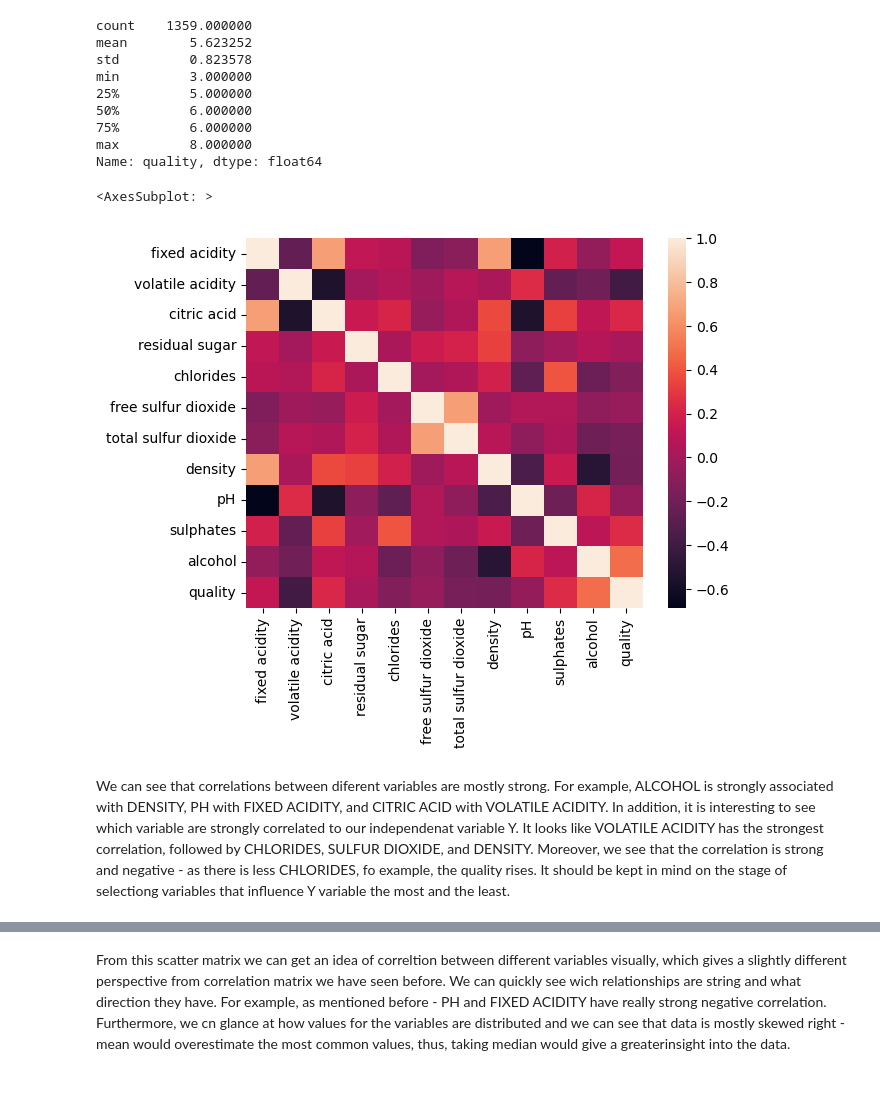
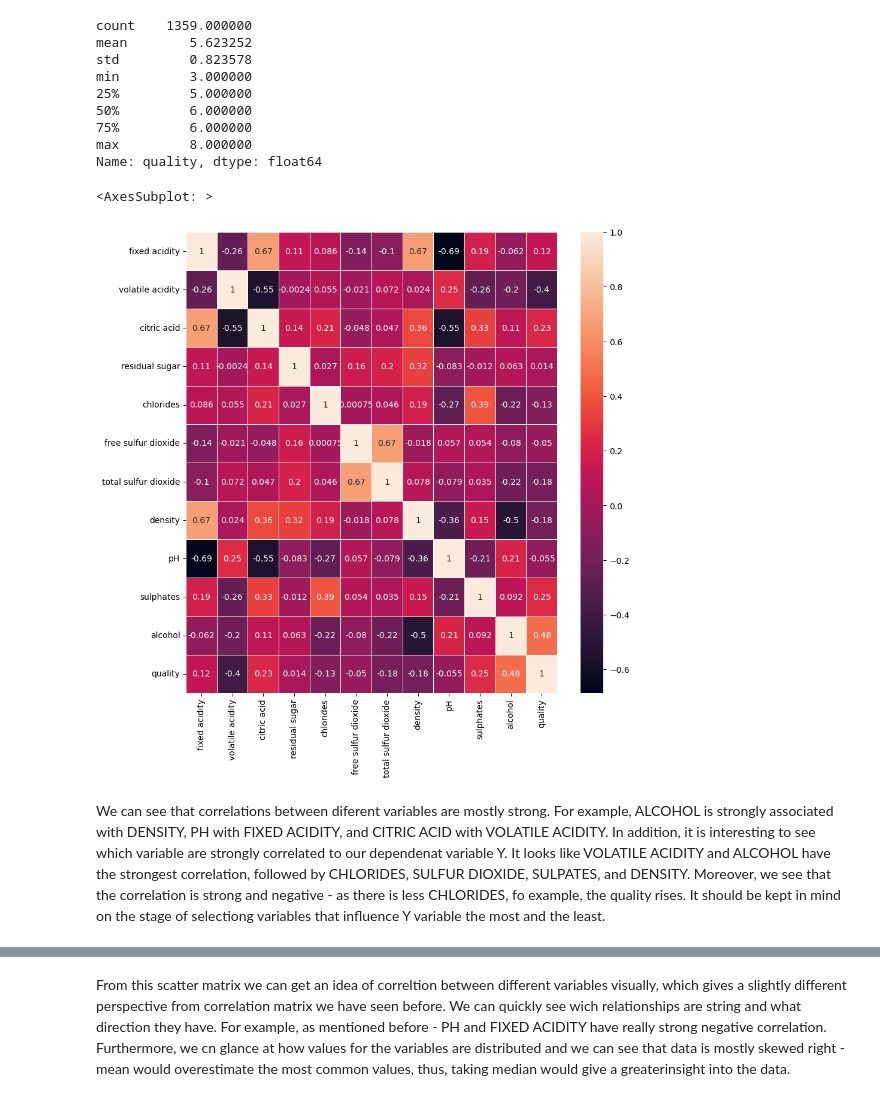
Before and after one commit to pvulya1/predicting_wine_quality, a Jupyter notebook: wine_eda.ipynb, the cells around one changed output, grey strips where cells are left out. Drawn from its saved outputs; the diff is of its cells as text; code cells hidden in the pictures.

```diff
--- a/wine_eda.ipynb
+++ b/wine_eda.ipynb
@@ -64,12 +64,13 @@ Name: quality, dtype: float64
 # %%
 #Correlation matrix
 corr_matrix = red_wines.corr()
-sns.heatmap(corr_matrix)
+ax = plt.subplots(figsize=(10,10))
+sns.heatmap(corr_matrix,annot=True, linewidths=.5)
 # %% [output]
 <AxesSubplot: >
-[figure, old version]
+[figure, new version]
 # %% [markdown]
-We can see that correlations between diferent variables are mostly strong. For example, ALCOHOL is strongly associated with DENSITY, PH with FIXED ACIDITY, and CITRIC ACID with VOLATILE ACIDITY. In addition, it is interesting to see which variable are strongly correlated to our independenat variable Y. It looks like VOLATILE ACIDITY has the strongest correlation, followed by CHLORIDES, SULFUR DIOXIDE, and DENSITY. Moreover, we see that the correlation is strong and negative - as there is less CHLORIDES, fo example, the quality rises. It should be kept in mind on the stage of selectiong variables that influence Y variable the most and the least.
+We can see that correlations between diferent variables are mostly strong. For example, ALCOHOL is strongly associated with DENSITY, PH with FIXED ACIDITY, and CITRIC ACID with VOLATILE ACIDITY. In addition, it is interesting to see which variable are strongly correlated to our dependenat variable Y. It looks like VOLATILE ACIDITY and ALCOHOL have the strongest correlation, followed by CHLORIDES, SULFUR DIOXIDE, SULPATES, and DENSITY. Moreover, we see that the correlation is strong and negative - as there is less CHLORIDES, fo example, the quality rises. It should be kept in mind on the stage of selectiong variables that influence Y variable the most and the least.
 # %%
 #scatter matrix
 pd.plotting.scatter_matrix(red_wines, figsize = (20, 20))
```
Also changed, not shown: parts of 3 cells of this notebook.
